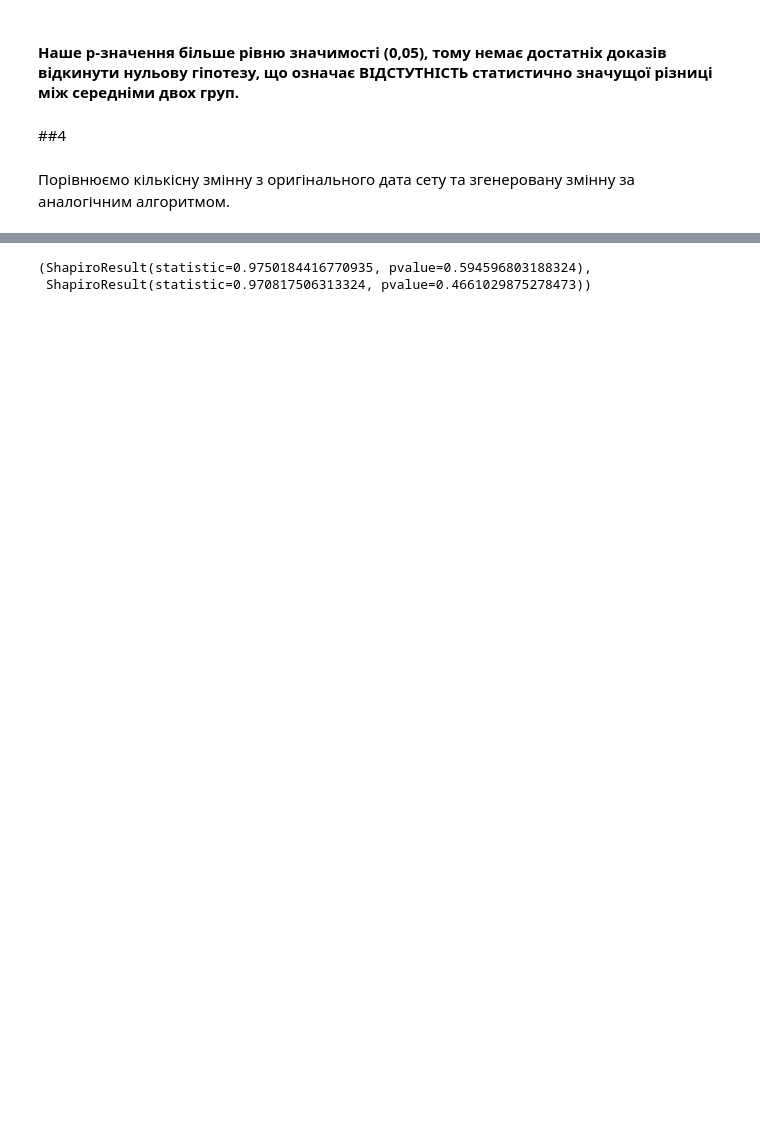
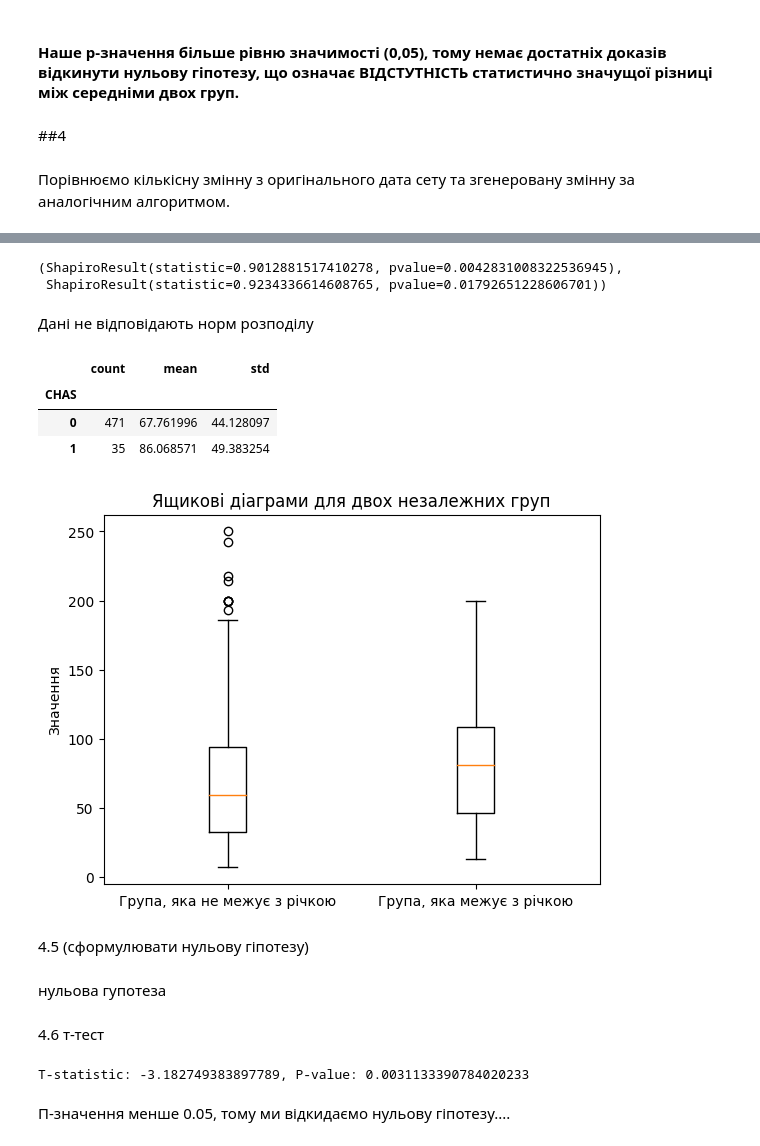
Before and after one commit to kurkur19/Analysis-BMD-Al-Khmuz-BS-25, a Jupyter notebook: Обробка_та_аналіз_біомедичних_даних_БС_25_Аль_Хмуз_КП_№4_5.ipynb, the cells around one changed output, grey strips where cells are left out. Saved outputs shown, nothing was run; the diff lists cells and outputs as text; code cells hidden in the pictures; blank space fills up the shorter version.

```diff
--- a/Обробка_та_аналіз_біомедичних_даних_БС_25_Аль_Хмуз_КП_№4_5.ipynb
+++ b/Обробка_та_аналіз_біомедичних_даних_БС_25_Аль_Хмуз_КП_№4_5.ipynb
@@ -209,14 +197,41 @@ chas_0_1[["CHAS", "MEDV_Random"]].head(300)
 300 rows × 2 columns
-# %%
-np.random.seed(0)
-sample_0 = np.random.normal(loc=25, scale=1, size=35)  # значення =25, середнє квадратичне =15, кількість=35
-
-sample_1 = np.random.normal(loc=25, scale=1, size=35)
-
-shapiro_test_0 = stats.shapiro(sample_0)
-shapiro_test_1 = stats.shapiro(sample_1)
-
-shapiro_test_0, shapiro_test_1
-# %% [output]
-(ShapiroResult(statistic=0.9750184416770935, pvalue=0.594596803188324),
- ShapiroResult(statistic=0.970817506313324, pvalue=0.4661029875278473))
+# %%
+sample_0 = chas_0_1[chas_0_1['CHAS'] == 0]['MEDV_Random'].head(35)
+sample_1 = chas_0_1[chas_0_1['CHAS'] == 1]['MEDV_Random'].head(35)
+shapiro_test_0 = stats.shapiro(sample_0)
+shapiro_test_1 = stats.shapiro(sample_1)
+
+shapiro_test_0, shapiro_test_1
+# %% [output]
+(ShapiroResult(statistic=0.9012881517410278, pvalue=0.0042831008322536945),
+ ShapiroResult(statistic=0.9234336614608765, pvalue=0.01792651228606701))
+# %% [markdown]
+Дані не відповідають норм розподілу
+# %%
+chas_0_1.groupby(['CHAS'])['MEDV_Random'].agg(['count', 'mean', 'std'])
+# %% [output]
+|  | count | mean | std |
+| CHAS |  |  |  |
+| 0 | 471 | 67.761996 | 44.128097 |
+| 1 | 35 | 86.068571 | 49.383254 |
+# %%
+plt.boxplot([boston[boston['CHAS'] == 0]['MEDV_Random'], boston[boston['CHAS'] == 1]['MEDV_Random']], labels = ["Група, яка не межує з річкою", "Група, яка межує з річкою" ])
+plt.title("Ящикові діаграми для двох незалежних груп")
+plt.ylabel("Значення")
+plt.show()
+# %% [output]
+[figure, added]
+# %% [markdown]
+4.5 (сформулювати нульову гіпотезу)
+# %% [markdown]
+нульова гупотеза
+# %% [markdown]
+4.6 т-тест
+# %%
+t_statistic, p_value = ttest_rel(sample_0, sample_1)
+
+print(f"T-statistic: {t_statistic}, P-value: {p_value}")
+# %% [output]
+T-statistic: -3.182749383897789, P-value: 0.0031133390784020233
+# %% [markdown]
+П-значення менше 0.05, тому ми відкидаємо нульову гіпотезу....
```
Also changed, not shown: parts of 14 cells of this notebook.
